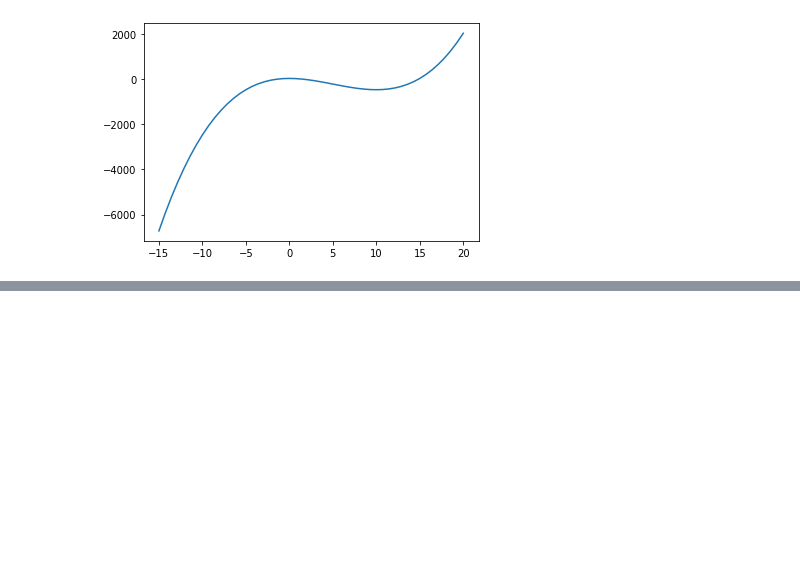
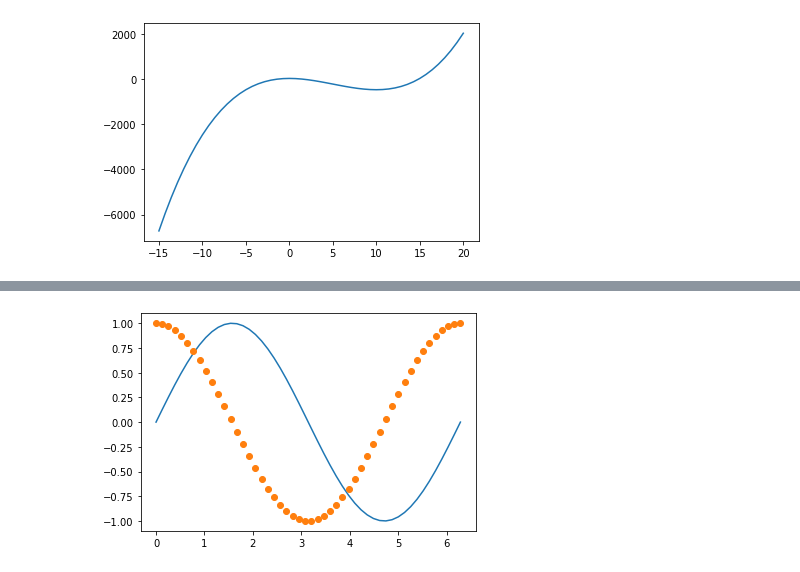
Before and after one commit to seturi/SuperchargedPython, a Jupyter notebook: Ch13.넘파이 고급 사용법.ipynb, the cells around one changed output, grey strips where cells are left out. Drawn from its saved outputs; the diff is of its cells as text; code cells hidden in the pictures; blank space fills up the shorter version.

```diff
--- a/Ch13.넘파이 고급 사용법.ipynb
+++ b/Ch13.넘파이 고급 사용법.ipynb
@@ -107,0 +123,5 @@ plt.show()
+# %%
+plt.plot(A, np.sin(A), A, np.cos(A), 'o')
+plt.show()
+# %% [output]
+[figure, added]
```
Also changed, not shown: parts of 20 cells of this notebook.
